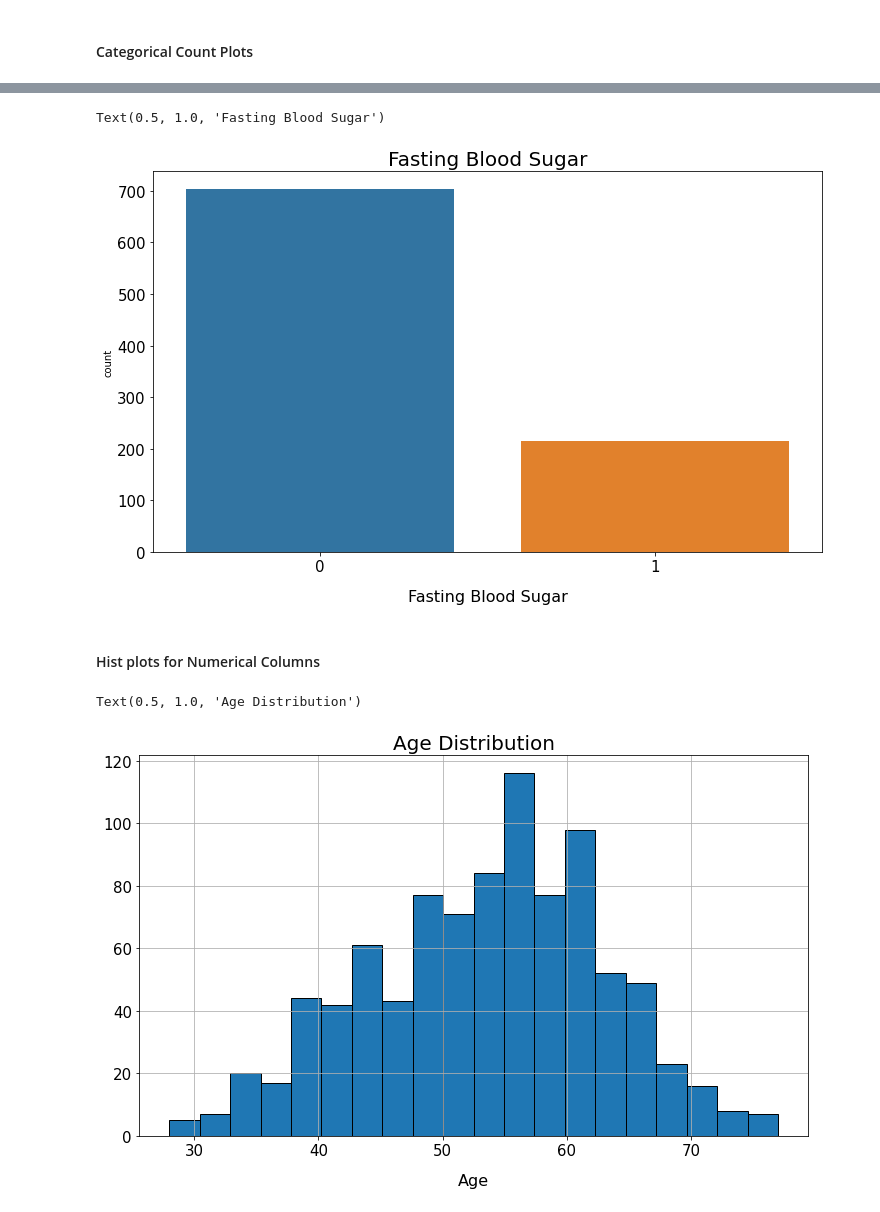
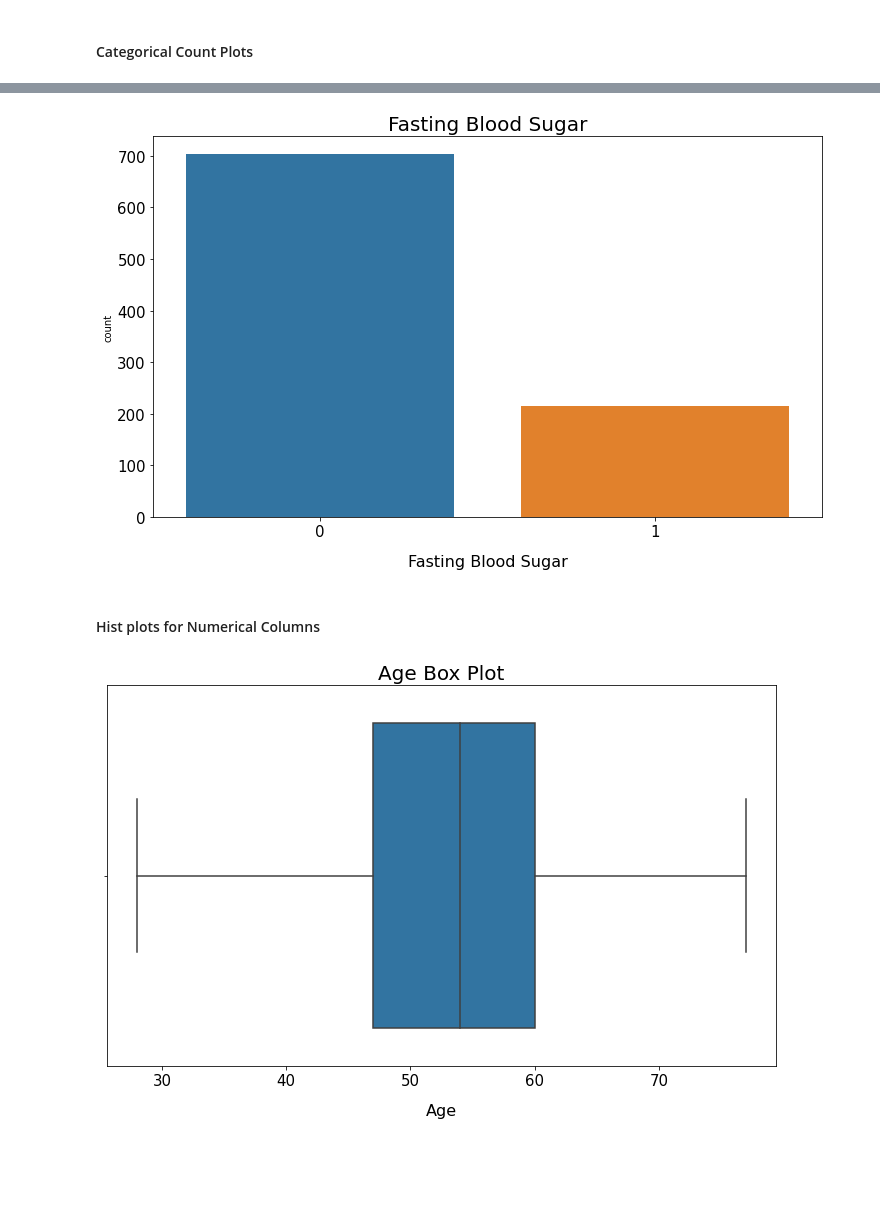
Before and after one commit to rvtovar/Heart_Disease, a Jupyter notebook: Heart_Disease.ipynb, the cells around one changed output, grey strips where cells are left out. Saved outputs shown, nothing was run; the diff lists cells and outputs as text; code cells hidden in the pictures; blank space fills up the shorter version.

Commit message:
create plot functions and create box plots

```diff
--- a/Heart_Disease.ipynb
+++ b/Heart_Disease.ipynb
@@ -243,9 +230,5 @@ Text(0.5, 1.0, 'Resting ECG')
 [figure]
 # %%
  # The Count of Exercise Angina,
-fig, ax = plt.subplots(figsize=(12,7))
-sns.countplot(data=heart_df, ax=ax, x="ExerciseAngina")
-ax.set_xlabel("Exercise Angina", fontsize=16, labelpad=15)
-ax.tick_params(axis = 'both', which = 'major', labelsize = 15)
-ax.set_title("Exercise Angina", fontsize='20')
+createCountPlot('ExerciseAngina', heart_df, 'Exercise Angina')
 # %% [output]
@@ -253,9 +235,5 @@ Text(0.5, 1.0, 'Exercise Angina')
 [figure]
 # %%
  # The Count of ST Slope,
-fig, ax = plt.subplots(figsize=(12,7))
-sns.countplot(data=heart_df, ax=ax, x="ST_Slope")
-ax.set_xlabel("ST_Slope", fontsize=16, labelpad=15)
-ax.tick_params(axis = 'both', which = 'major', labelsize = 15)
-ax.set_title("ST_Slope", fontsize='20')
+createCountPlot('ST_Slope', heart_df, 'ST Slope')
 # %% [output]
@@ -264,28 +241,23 @@ Text(0.5, 1.0, 'ST_Slope')
 # %%
- # The Count of ST Slope,
-fig, ax = plt.subplots(figsize=(12,7))
-sns.countplot(data=heart_df, ax=ax, x="FastingBS")
-ax.set_xlabel("Fasting Blood Sugar", fontsize=16, labelpad=15)
-ax.tick_params(axis = 'both', which = 'major', labelsize = 15)
-ax.set_title("Fasting Blood Sugar", fontsize='20')
-
+ # The Count of Fasting Blood Sugar,
+createCountPlot('FastingBS', heart_df, 'Fasting Blood Sugar')
 
 # Most of the people in this dataset have a resting blood sugar of 0
 # %% [output]
-Text(0.5, 1.0, 'Fasting Blood Sugar')
 [figure]
 # %% [markdown]
 #### Hist plots for Numerical Columns
+# %%
+def createBoxPlot(x, df, title):
+    fig, ax = plt.subplots(figsize=(12,7))
+    sns.boxplot(x=x, data=df, ax=ax)
+    ax.set_xlabel(f"{x}", fontsize=16, labelpad=15)
+    ax.tick_params(axis = 'both', which = 'major', labelsize = 15)
+    ax.set_title(title, fontsize='20')
 # %%
- # The distrubtion of Age,
-fig, ax = plt.subplots(figsize=(12,7))
-heart_df["Age"].hist(edgecolor='black', bins=20, ax=ax)
-ax.set_xlabel("Age", fontsize=16, labelpad=15)
-ax.tick_params(axis = 'both', which = 'major', labelsize = 15)
-ax.set_title("Age Distribution", fontsize='20')
+createBoxPlot('Age', heart_df, 'Age Box Plot')
 
-# most individuals in thsi dataset fall between 50 and 60
+# most individuals in thsi dataset fall between 50 and 70
 # %% [output]
-Text(0.5, 1.0, 'Age Distribution')
-[figure, old version]
+[figure, new version]
 # %%
```
Also changed, not shown: parts of 13 cells of this notebook.
